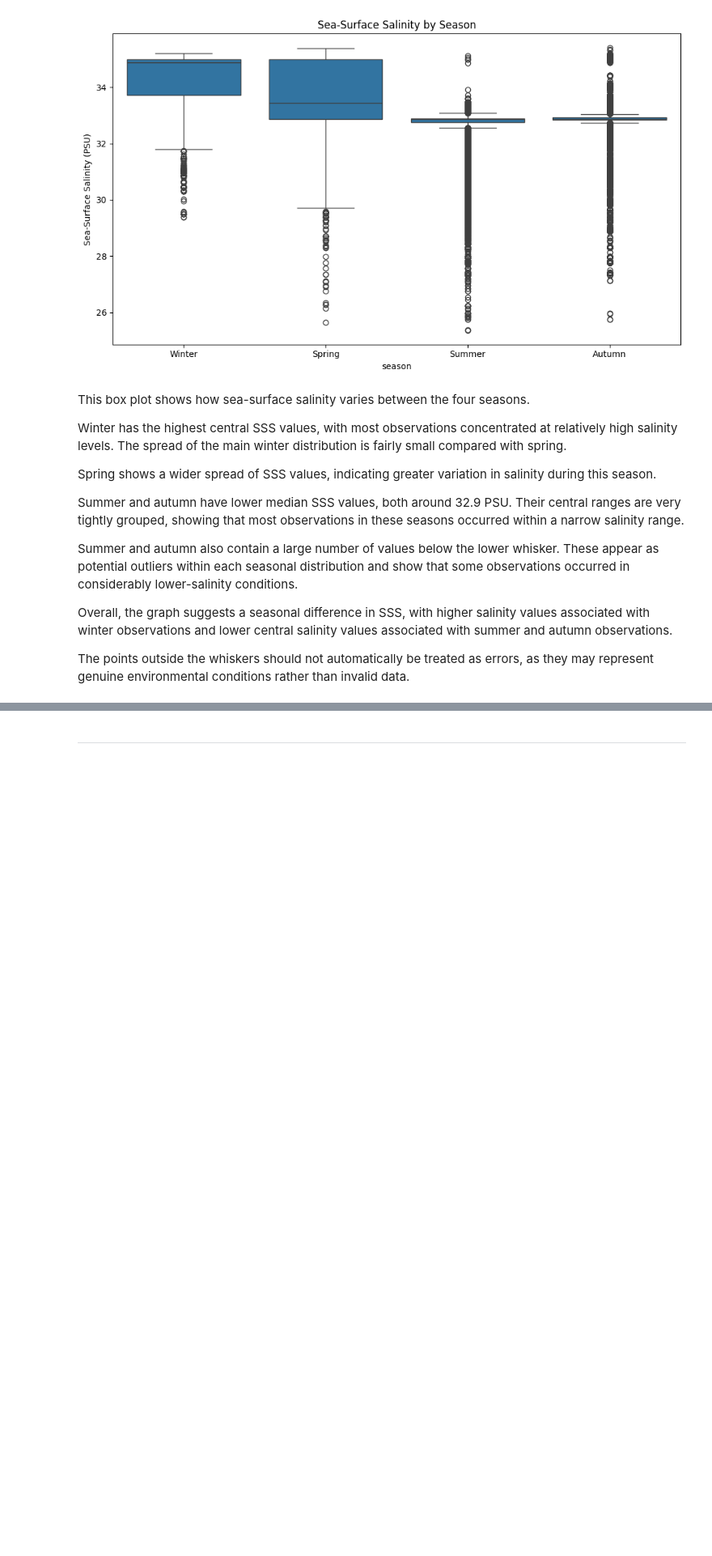
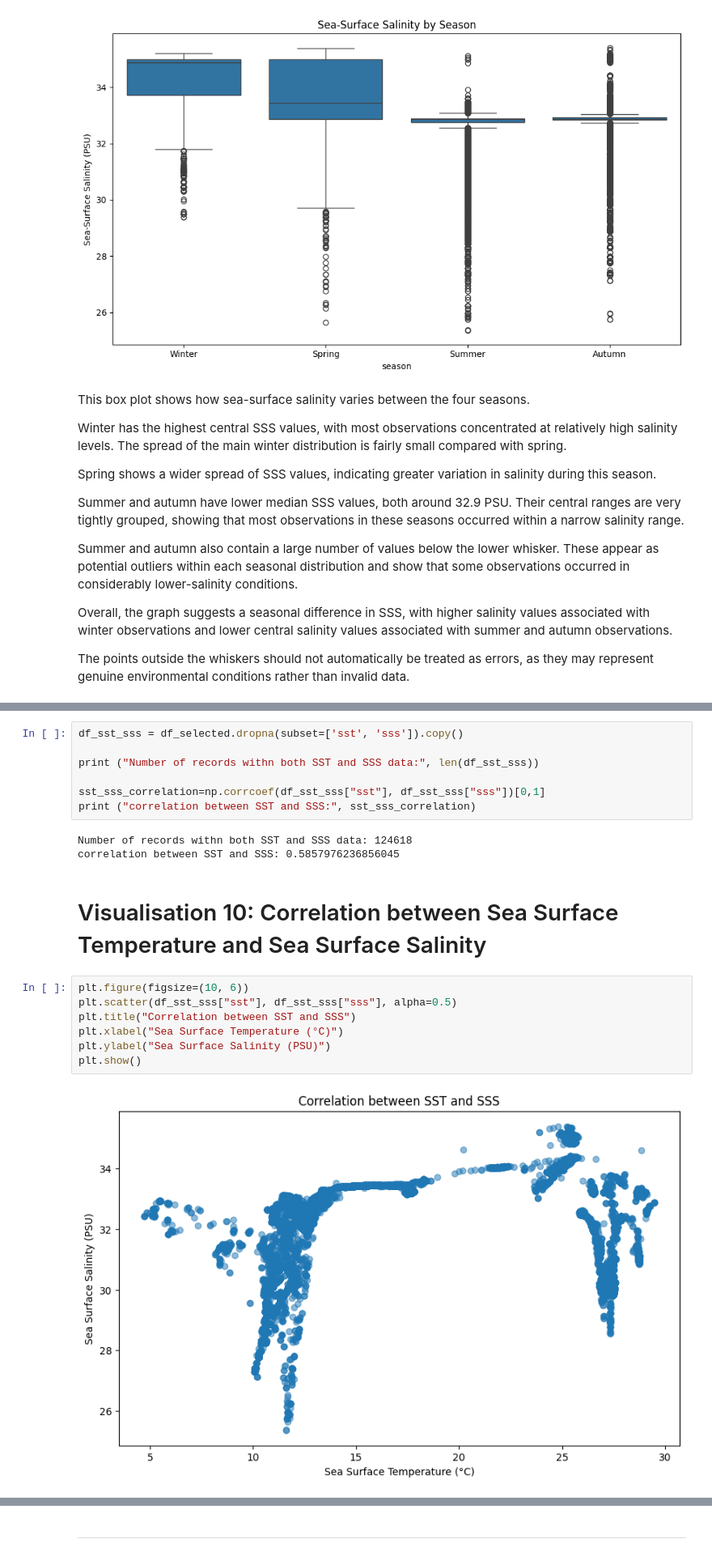
Before and after one commit to gavr1988/humpback_whale_observations, a Jupyter notebook: jupyter_notebooks/Gav_Notebook_Template.ipynb, the cells around one changed output, grey strips where cells are left out. Shown at 81% size. Saved outputs shown, nothing was run; the diff lists cells and outputs as text; blank space fills up the shorter version.

```diff
--- a/jupyter_notebooks/Gav_Notebook_Template.ipynb
+++ b/jupyter_notebooks/Gav_Notebook_Template.ipynb
@@ -873,0 +895,21 @@ The points outside the whiskers should not automatically be treated as errors, a
+# %%
+df_sst_sss = df_selected.dropna(subset=['sst', 'sss']).copy()
+
+print ("Number of records withn both SST and SSS data:", len(df_sst_sss))
+
+sst_sss_correlation=np.corrcoef(df_sst_sss["sst"], df_sst_sss["sss"])[0,1]
+print ("correlation between SST and SSS:", sst_sss_correlation)
+# %% [output]
+Number of records withn both SST and SSS data: 124618
+correlation between SST and SSS: 0.5857976236856045
+# %% [markdown]
+# Visualisation 10: Correlation between Sea Surface Temperature and Sea Surface Salinity
+# %%
+plt.figure(figsize=(10, 6))
+plt.scatter(df_sst_sss["sst"], df_sst_sss["sss"], alpha=0.5)
+plt.title("Correlation between SST and SSS")
+plt.xlabel("Sea Surface Temperature (°C)")
+plt.ylabel("Sea Surface Salinity (PSU)")
+plt.show()
+# %% [output]
+[figure, added]
```
Also changed, not shown: parts of 9 cells of this notebook.
